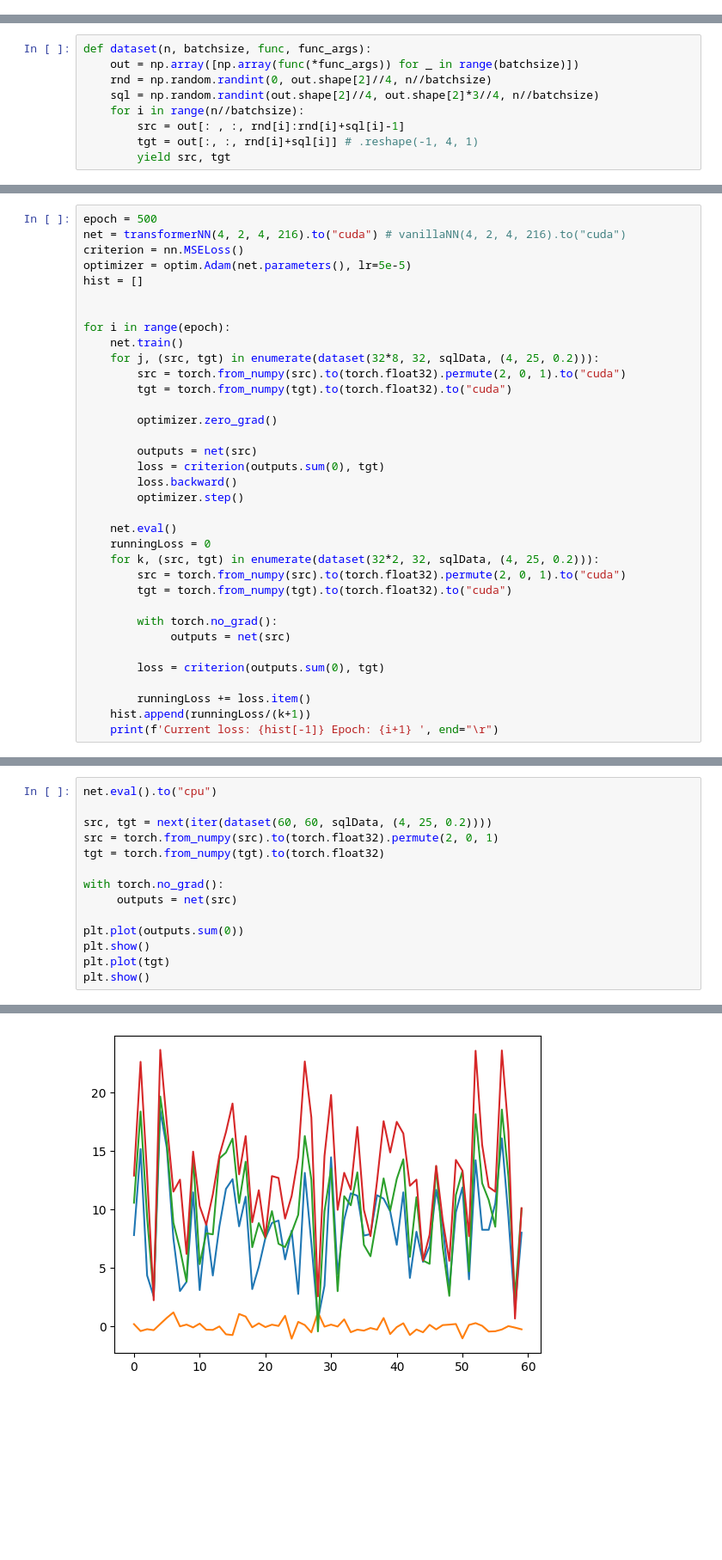
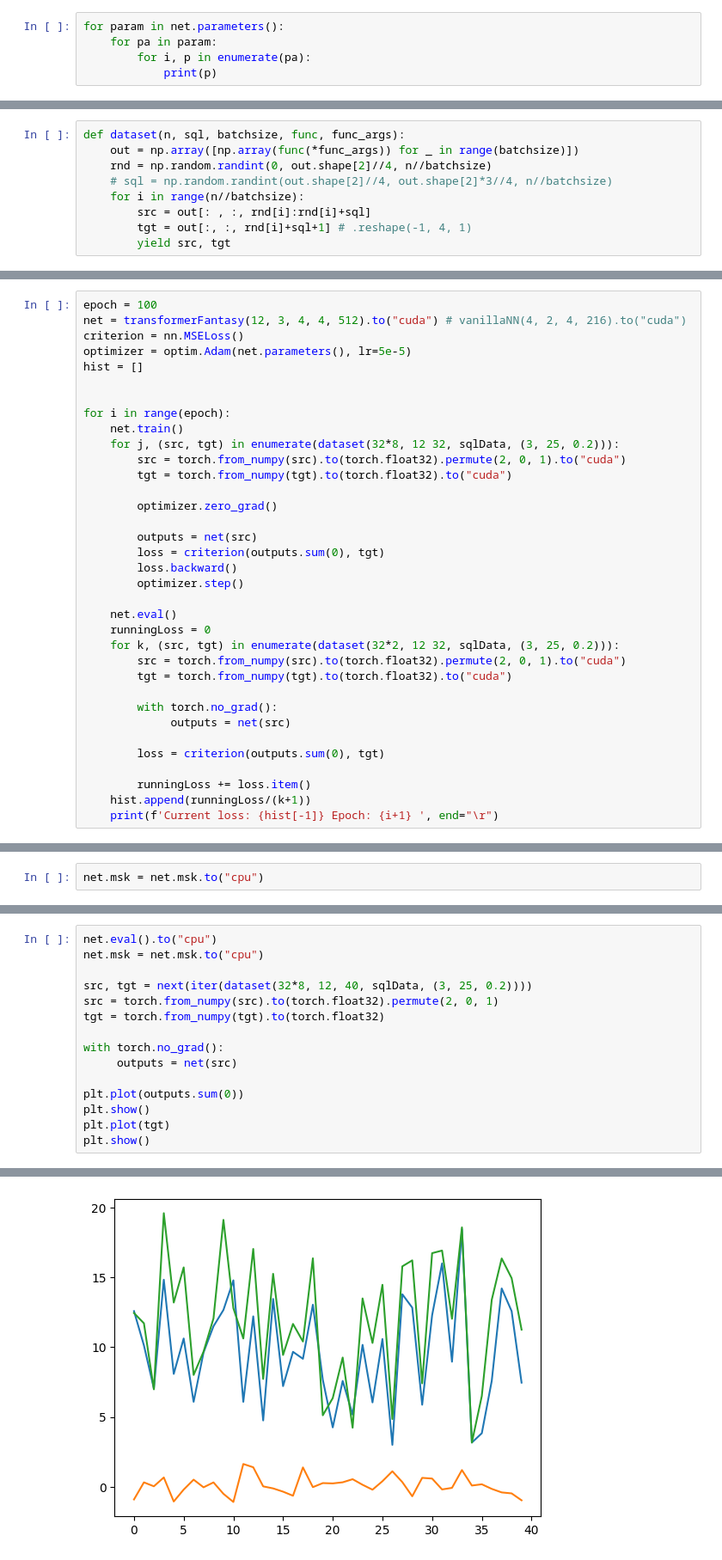
Before and after one commit to alihan-ozturk/attention-is-all-you-need, a Jupyter notebook: Untitled54.ipynb, the cells around one changed output, grey strips where cells are left out. Shown at 86% size. Saved outputs shown, nothing was run; the diff lists cells and outputs as text; blank space fills up the shorter version.

```diff
--- a/Untitled54.ipynb
+++ b/Untitled54.ipynb
@@ -9,0 +12,5 @@ import math
+# %%
+for param in net.parameters():
+    for pa in param:
+        for i, p in enumerate(pa):
+            print(p)
@@ -22,13 +47,13 @@ def sqlData(var, n, e):
         data.append(x.copy())
     return data
 # %%
-def dataset(n, batchsize, func, func_args):
+def dataset(n, sql, batchsize, func, func_args):
     out = np.array([np.array(func(*func_args)) for _ in range(batchsize)])
     rnd = np.random.randint(0, out.shape[2]//4, n//batchsize)
-    sql = np.random.randint(out.shape[2]//4, out.shape[2]*3//4, n//batchsize)
+    # sql = np.random.randint(out.shape[2]//4, out.shape[2]*3//4, n//batchsize)
     for i in range(n//batchsize):
-        src = out[: , :, rnd[i]:rnd[i]+sql[i]-1]
-        tgt = out[:, :, rnd[i]+sql[i]] # .reshape(-1, 4, 1)
+        src = out[: , :, rnd[i]:rnd[i]+sql]
+        tgt = out[:, :, rnd[i]+sql+1] # .reshape(-1, 4, 1)
         yield src, tgt
 # %%
 class PositionalEncoding(nn.Module):
@@ -118,6 +192,6 @@ class vanillaNN(nn.Module):
 # %%
-epoch = 500
-net = transformerNN(4, 2, 4, 216).to("cuda") # vanillaNN(4, 2, 4, 216).to("cuda")
+epoch = 100
+net = transformerFantasy(12, 3, 4, 4, 512).to("cuda") # vanillaNN(4, 2, 4, 216).to("cuda")
 criterion = nn.MSELoss()
 optimizer = optim.Adam(net.parameters(), lr=5e-5)
 hist = []
@@ -125,7 +199,7 @@ hist = []
 
 for i in range(epoch):
     net.train()
-    for j, (src, tgt) in enumerate(dataset(32*8, 32, sqlData, (4, 25, 0.2))):
+    for j, (src, tgt) in enumerate(dataset(32*8, 12 32, sqlData, (3, 25, 0.2))):
         src = torch.from_numpy(src).to(torch.float32).permute(2, 0, 1).to("cuda")
         tgt = torch.from_numpy(tgt).to(torch.float32).to("cuda")
 
@@ -138,7 +212,7 @@ for i in range(epoch):
 
     net.eval()
     runningLoss = 0
-    for k, (src, tgt) in enumerate(dataset(32*2, 32, sqlData, (4, 25, 0.2))):
+    for k, (src, tgt) in enumerate(dataset(32*2, 12 32, sqlData, (3, 25, 0.2))):
         src = torch.from_numpy(src).to(torch.float32).permute(2, 0, 1).to("cuda")
         tgt = torch.from_numpy(tgt).to(torch.float32).to("cuda")
 
@@ -159,0 +234,2 @@ plt.show()
+# %%
+net.msk = net.msk.to("cpu")
@@ -160,7 +249,8 @@ plt.show()
 # %%
 net.eval().to("cpu")
+net.msk = net.msk.to("cpu")
 
-src, tgt = next(iter(dataset(60, 60, sqlData, (4, 25, 0.2))))
+src, tgt = next(iter(dataset(32*8, 12, 40, sqlData, (3, 25, 0.2))))
 src = torch.from_numpy(src).to(torch.float32).permute(2, 0, 1)
 tgt = torch.from_numpy(tgt).to(torch.float32)
 
@@ -176 +266 @@ plt.show()
-[figure, old version]
+[figure, new version]
```
Also changed, not shown: parts of 9 cells of this notebook, 1 other file.
